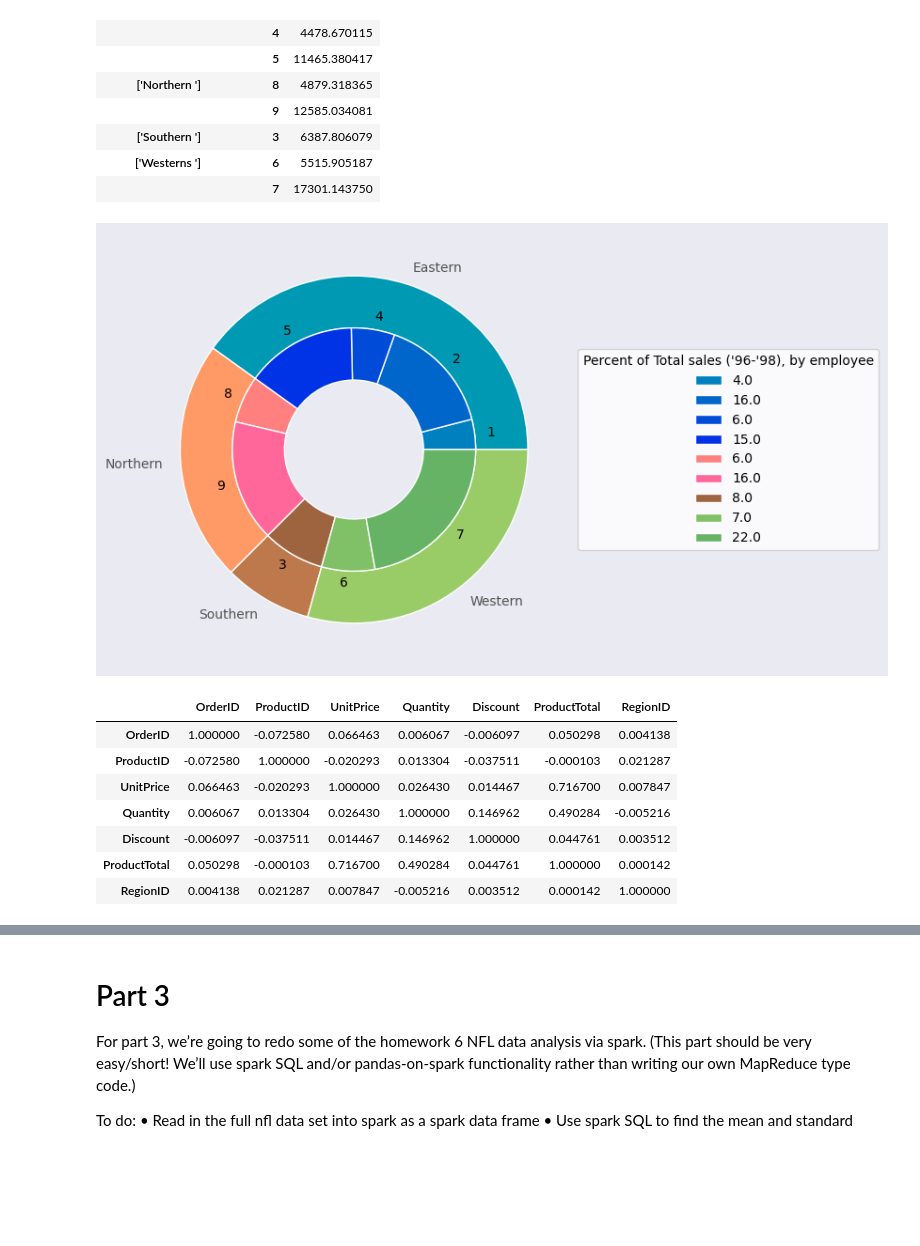
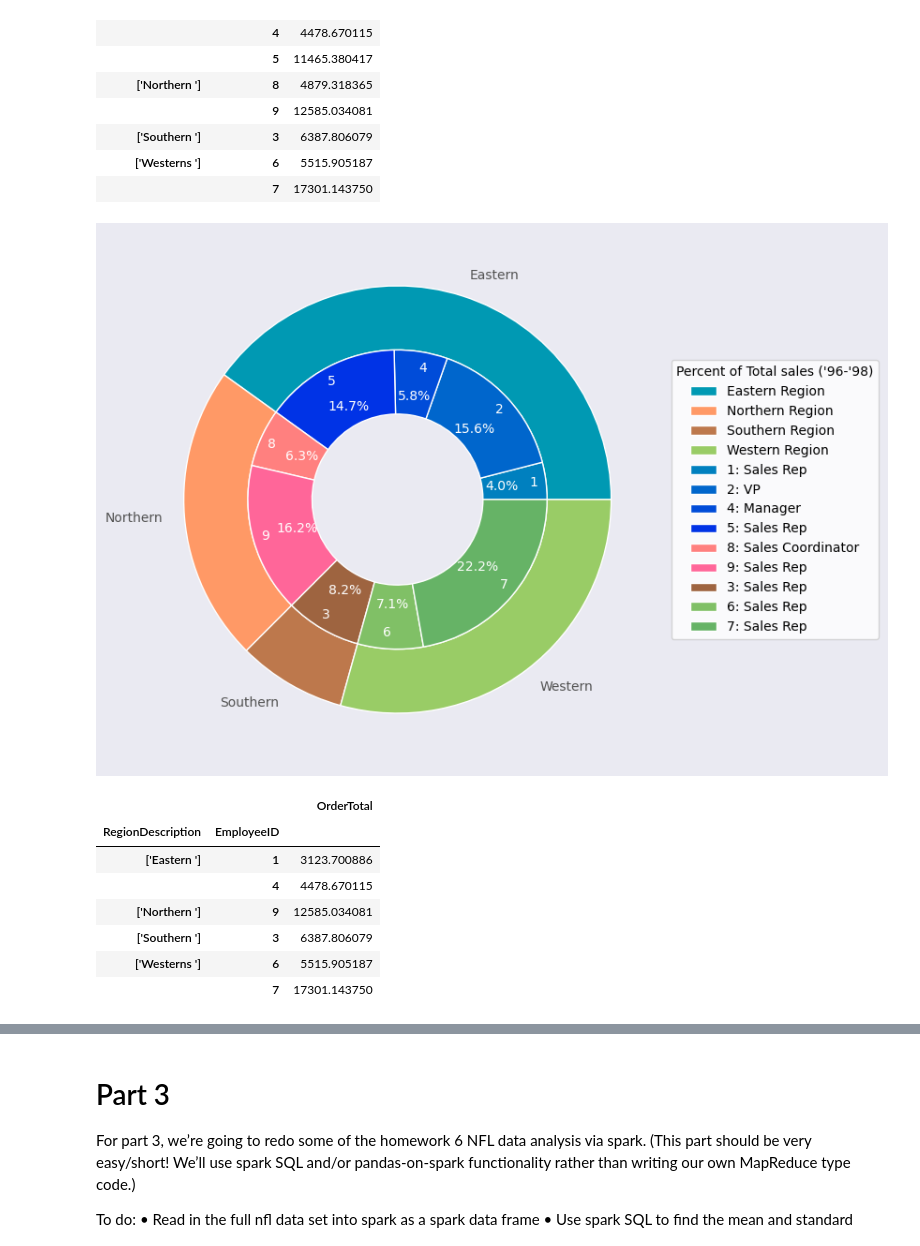
Before and after one commit to kamckeev/BigData1, a Jupyter notebook: Project2_Official.ipynb, the cells around one changed output, grey strips where cells are left out. Drawn from its saved outputs; the diff is of its cells as text; code cells hidden in the pictures; blank space fills up the shorter version.

```diff
--- a/Project2_Official.ipynb
+++ b/Project2_Official.ipynb
@@ -70,12 +81,12 @@ df4=pd.merge(left=df3,
              on= "TerritoryID")
 
 #adding region descriptions
-EmpSales_df=pd.merge(left=df4,
+Emp_Sales_df=pd.merge(left=df4,
                      right= pd.read_sql("SELECT * FROM Regions", con),
                      how="inner",
                      on="RegionID")
-EmpSales_df['EmployeeID']=EmpSales_df['EmployeeID'].astype(str)
-EmpSales_df.head(1)
+Emp_Sales_df['EmployeeID']=EmpSales_df['EmployeeID'].astype(str)
+Emp_Sales_df.head(1)
 # %% [output]
 |  | EmployeeID | Title | LastName | FirstName | Region | TerritoryID | OrderID | CustomerID | ProductID | ... |
 | 0 | 1 | Sales Representative | Davolio | Nancy | WA | 06897 | 10258 | ERNSH | 2 | ... |
@@ -147,48 +263,65 @@ font_color = '#525252'
 hfont = {'fontname':'Calibri'}
 outerlabels = ['Eastern','Northern','Southern','Western']
 size = 0.3
 vals = df['OrderTotal'].droplevel(0)
 # Major category values = sum of minor category values
 group_sum = df.groupby('RegionDescription')['OrderTotal'].sum()
 
 fig, ax = plt.subplots(figsize=(10,6), facecolor=facecolor)
 
 a,b,c,d = [plt.cm.winter, plt.cm.spring, plt.cm.copper, plt.cm.summer]
 
 outer_colors = [a(.6), b(.6), c(.6), d(.6)]
 inner_colors = [a(.5), a(.4), a(.3), a(.2),
                 b(.5), b(.4),
                 c(.5),
                 d(.5), d(.4)]
 
 ax.pie(group_sum,
        radius=1,
        colors=outer_colors,
        labels=outerlabels,
        textprops={'color':font_color},
        wedgeprops=dict(width=size, edgecolor='w'))
 
-wedges_inner, text_inner= ax.pie(vals,
+wedges_inner = ax.pie(vals,
        radius=1-size, #size=0.3,
-       colors=inner_colors,
+                      colors=inner_colors,
+                      autopct = "%.1f%%",
+                      pctdistance = 0.7,
        labels=[x[1] for x in df.index.values],
+                                 labeldistance = 0.89,
+                      textprops={"color":"w"},
        wedgeprops=dict(width=size, edgecolor='w'))
-#plt.legend
-ax.legend(wedges_inner, (round(vals/(np.sum(vals))*100)),
-          title="Percent of Total sales ('96-'98), by employee",
+
+
+ax.legend(title="Percent of Total sales ('96-'98)",
           loc="center left",
+          labels = ["Eastern Region", "Northern Region", "Southern Region", "Western Region","1: Sales Rep","2: VP","4: Manager",
+                    "5: Sales Rep","8: Sales Coordinator","9: Sales Rep","3: Sales Rep","6: Sales Rep","7: Sales Rep"],
           bbox_to_anchor=(1,0,0.5,1))
-plt.show()
+
+
+plt.tight_layout()
 # %% [output]
-[figure, old version]
+[figure, new version]
-# %%
-EmpSales_df.corr()
-# %% [output]
-|  | OrderID | ProductID | UnitPrice | Quantity | Discount | ProductTotal | RegionID |
-| OrderID | 1.000000 | -0.072580 | 0.066463 | 0.006067 | -0.006097 | 0.050298 | 0.004138 |
-| ProductID | -0.072580 | 1.000000 | -0.020293 | 0.013304 | -0.037511 | -0.000103 | 0.021287 |
-| UnitPrice | 0.066463 | -0.020293 | 1.000000 | 0.026430 | 0.014467 | 0.716700 | 0.007847 |
-| Quantity | 0.006067 | 0.013304 | 0.026430 | 1.000000 | 0.146962 | 0.490284 | -0.005216 |
-| Discount | -0.006097 | -0.037511 | 0.014467 | 0.146962 | 1.000000 | 0.044761 | 0.003512 |
-| ProductTotal | 0.050298 | -0.000103 | 0.716700 | 0.490284 | 0.044761 | 1.000000 | 0.000142 |
-| RegionID | 0.004138 | 0.021287 | 0.007847 | -0.005216 | 0.003512 | 0.000142 | 1.000000 |
+# %%
+SR_Regional_Group_df = pd.DataFrame(zip(SalesRep_Sales_df.groupby('OrderID')['EmployeeID'].unique().astype(int),
+                         SalesRep_Sales_df.groupby('OrderID')['RegionDescription'].unique().astype(str),
+                        SalesRep_Sales_df.groupby('OrderID')['ProductTotal'].sum()),
+                     columns = ['EmployeeID','RegionDescription','ProductTotal'])
+SR_Regional_Group_df=SR_Regional_Group_df.rename(columns={'ProductTotal':'OrderTotal'})
+
+SR_Regional_pivot_data = pd.DataFrame.pivot_table(SR_Regional_Group_df, values = 'OrderTotal',
+                                               index = ['RegionDescription','EmployeeID'])
+#Regional_pivot_data.index
+SR_Regional_pivot_data
+# %% [output]
+|  |  | OrderTotal |
+| RegionDescription | EmployeeID |  |
+| ['Eastern '] | 1 | 3123.700886 |
+|  | 4 | 4478.670115 |
+| ['Northern '] | 9 | 12585.034081 |
+| ['Southern '] | 3 | 6387.806079 |
+| ['Westerns '] | 6 | 5515.905187 |
+|  | 7 | 17301.143750 |
```
Also changed, not shown: parts of 26 cells of this notebook, 1 other file.
